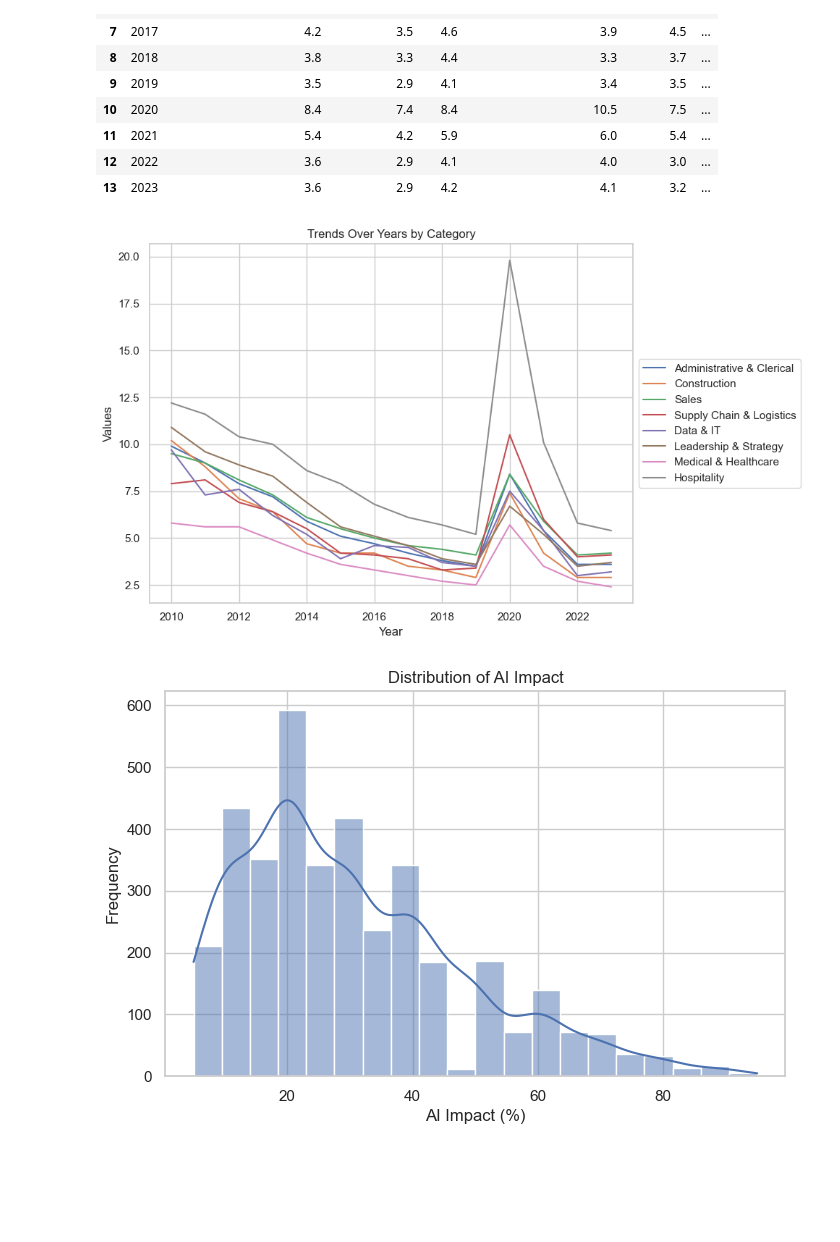
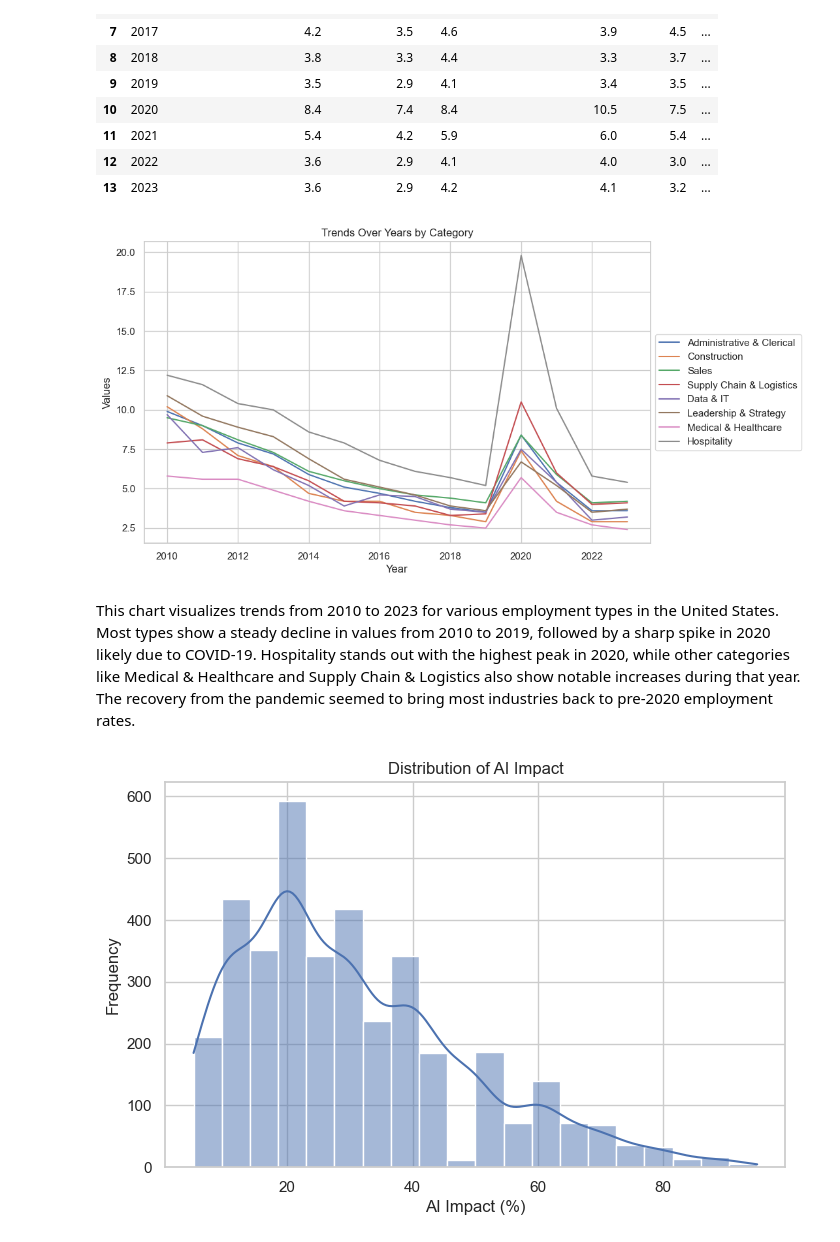
Before and after one commit to arpita-pandey/COGS108_FinalProject, a Jupyter notebook: EDA.ipynb, the cells around one changed output. Drawn from its saved outputs; the diff is of its cells as text; code cells hidden in the pictures; blank space fills up the shorter version.

```diff
--- a/EDA.ipynb
+++ b/EDA.ipynb
@@ -52,20 +52,18 @@ df_2
 # %%
 plt.figure(figsize=(10,6))
 for column in df_2.columns[1:]:
     plt.plot(df_2["Year"], df_2[column], label=column)
 
 # Add labels and title
 plt.xlabel("Year")
 plt.ylabel("Values")
 plt.title("Trends Over Years by Category")
 plt.legend(loc="center left", bbox_to_anchor=(1.0, 0.5))
 plt.grid(True)
-
-# Show the plot
-plt.tight_layout()
-plt.show()
 # %% [output]
-[figure, old version]
+[figure, new version]
+# %% [markdown]
+This chart visualizes trends from 2010 to 2023 for various employment types in the United States. Most types show a steady decline in values from 2010 to 2019, followed by a sharp spike in 2020 likely due to COVID-19. Hospitality stands out with the highest peak in 2020, while other categories like Medical & Healthcare and Supply Chain & Logistics also show notable increases during that year. The recovery from the pandemic seemed to bring most industries back to pre-2020 employment rates.
 # %%
 import matplotlib.pyplot as plt
 import seaborn as sns
```
